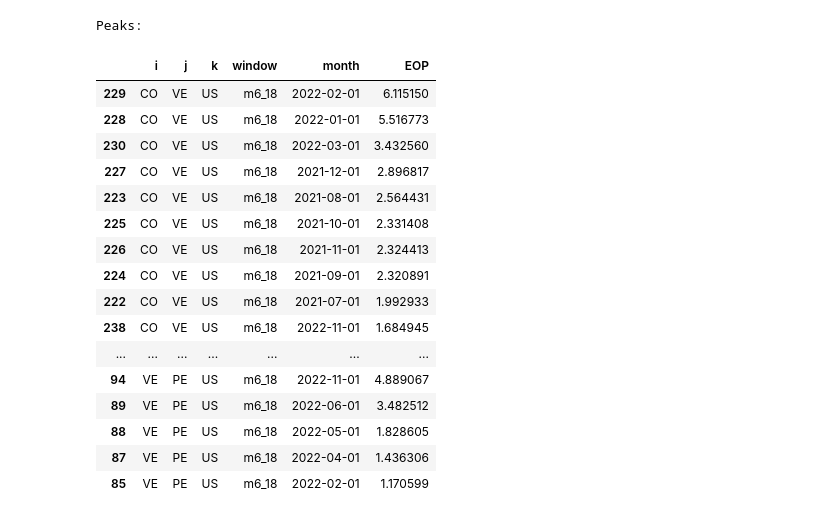
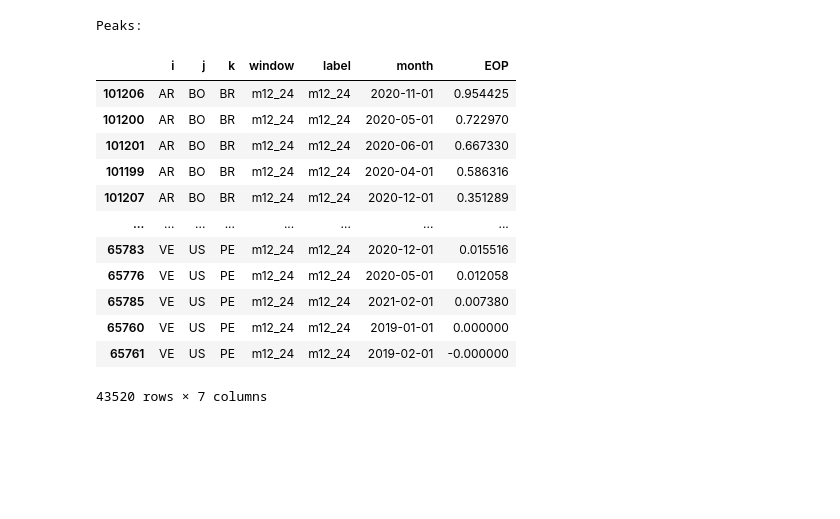
Before and after one commit to OxfordDemSci/Mapineq, a Jupyter notebook: src/case_study/Migration/Excess_migration/Prediction/eop_post_cf.ipynb, the cells around one changed output. Cells and saved outputs as stored; diff of their text form; code cells hidden in the pictures; blank space fills up the shorter version.

```diff
--- a/src/case_study/Migration/Excess_migration/Prediction/eop_post_cf.ipynb
+++ b/src/case_study/Migration/Excess_migration/Prediction/eop_post_cf.ipynb
@@ -86,9 +198,15 @@ windows = [
 # %%
-# ---- 5) Compute EOP ----
-eop = compute_eop(pred_anom, flows, triads, windows, anomaly_kind="z_std")  # or 'excess_pct'
+# ---- 6) Compute EOP ---- (pick one gate to apply)
+# eop_ds   = compute_eop(pred_anom, flows, triads, windows, anomaly_kind="z_std", gate_cfg=gate_ds) # or anomaly_kind: 'excess_pct'
+# eop_us   = compute_eop(pred_anom, flows, triads, windows, anomaly_kind="z_std", gate_cfg=gate_us)
+eop_both = compute_eop(pred_anom, flows, triads, windows, anomaly_kind="z_std", gate_cfg=gate_both)
 
-# eop.to_csv("/Users/wenlanzhang/PycharmProjects/Mapineq/src/case_study/Migration/Excess_migration/4plot/0915_eop_results.csv", index=False)
+# eop = compute_eop(pred_anom, flows, triads,
+#                   windows=[WeightConfig(window="m12_24", gate_mode=None)],
+#                   anomaly_kind="z_std", gate_cfg=None)
+
+# eop.to_csv("/Users/wenlanzhang/PycharmProjects/Mapineq/src/case_study/Migration/Excess_migration/4plot/0922_eop_results.csv", index=False)
 # print("Saved: eop_results.csv")
 
 # eop = pd.read_csv("/Users/wenlanzhang/PycharmProjects/Mapineq/src/case_study/Migration/Excess_migration/4plot/0915_eop_results.csv")
-eop
+# eop
@@ -109,30 +245,24 @@ eop
 # %%
-# # 这代码不对 还没改window and label
-
-# # ---- 6) Quick summaries ----
-# # Peak month per triad & window
-# peaks = (eop.sort_values(['i','j','k','window','EOP'], ascending=[True,True,True,True,False])
-#            .groupby(['i','j','k','window'])
-#            .head(10)[['i','j','k','window','month','EOP']])
-# print("Peaks:")
-# peaks
+# ---- 6) Quick summaries ----
+# Peak month per triad & window
+peaks = (eop.sort_values(['i','j','k','window','EOP'], ascending=[True,True,True,True,False])
+           .groupby(['i','j','k','window', 'label'])
+           .head(10)[['i','j','k','window','label','month','EOP']])
+print("Peaks:")
+peaks
 # %% [output]
 Peaks:
-|  | i | j | k | window | month | EOP |
-| 229 | CO | VE | US | m6_18 | 2022-02-01 | 6.115150 |
-| 228 | CO | VE | US | m6_18 | 2022-01-01 | 5.516773 |
-| 230 | CO | VE | US | m6_18 | 2022-03-01 | 3.432560 |
-| 227 | CO | VE | US | m6_18 | 2021-12-01 | 2.896817 |
-| 223 | CO | VE | US | m6_18 | 2021-08-01 | 2.564431 |
-| 225 | CO | VE | US | m6_18 | 2021-10-01 | 2.331408 |
-| 226 | CO | VE | US | m6_18 | 2021-11-01 | 2.324413 |
-| 224 | CO | VE | US | m6_18 | 2021-09-01 | 2.320891 |
-| 222 | CO | VE | US | m6_18 | 2021-07-01 | 1.992933 |
-| 238 | CO | VE | US | m6_18 | 2022-11-01 | 1.684945 |
-| ... | ... | ... | ... | ... | ... | ... |
-| 94 | VE | PE | US | m6_18 | 2022-11-01 | 4.889067 |
-| 89 | VE | PE | US | m6_18 | 2022-06-01 | 3.482512 |
-| 88 | VE | PE | US | m6_18 | 2022-05-01 | 1.828605 |
-| 87 | VE | PE | US | m6_18 | 2022-04-01 | 1.436306 |
-| 85 | VE | PE | US | m6_18 | 2022-02-01 | 1.170599 |
+|  | i | j | k | window | label | month | EOP |
+| 101206 | AR | BO | BR | m12_24 | m12_24 | 2020-11-01 | 0.954425 |
+| 101200 | AR | BO | BR | m12_24 | m12_24 | 2020-05-01 | 0.722970 |
+| 101201 | AR | BO | BR | m12_24 | m12_24 | 2020-06-01 | 0.667330 |
+| 101199 | AR | BO | BR | m12_24 | m12_24 | 2020-04-01 | 0.586316 |
+| 101207 | AR | BO | BR | m12_24 | m12_24 | 2020-12-01 | 0.351289 |
+| ... | ... | ... | ... | ... | ... | ... | ... |
+| 65783 | VE | US | PE | m12_24 | m12_24 | 2020-12-01 | 0.015516 |
+| 65776 | VE | US | PE | m12_24 | m12_24 | 2020-05-01 | 0.012058 |
+| 65785 | VE | US | PE | m12_24 | m12_24 | 2021-02-01 | 0.007380 |
+| 65760 | VE | US | PE | m12_24 | m12_24 | 2019-01-01 | 0.000000 |
+| 65761 | VE | US | PE | m12_24 | m12_24 | 2019-02-01 | -0.000000 |
+43520 rows × 7 columns
 # %%
```
Also changed, not shown: parts of 22 cells of this notebook, 8 other files.
